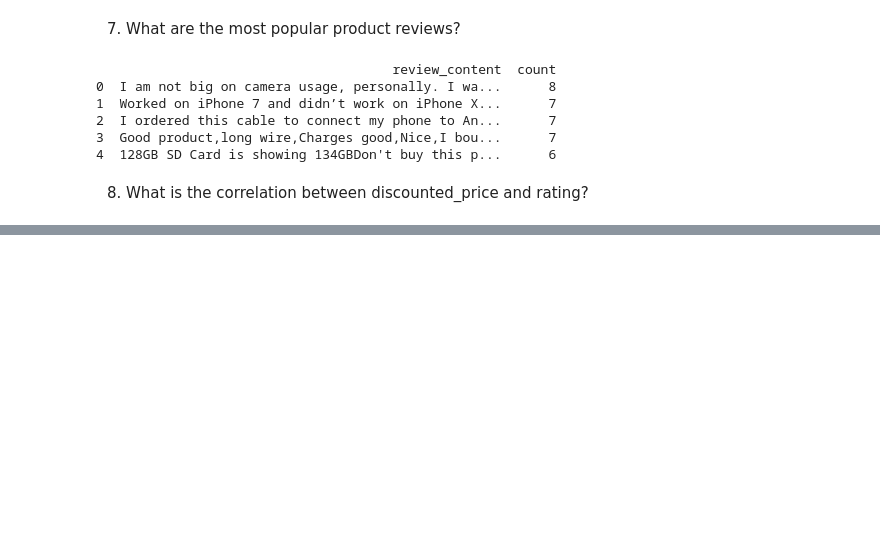
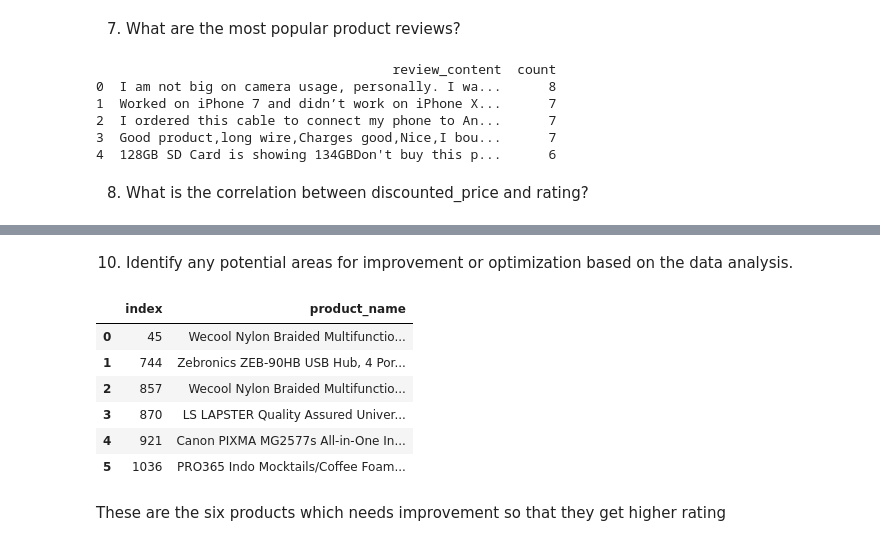
Before and after one commit to FutureDevPro/Assignment, a Jupyter notebook: 23_March_EDA_Assignment2.ipynb, the cells around one changed output, grey strips where cells are left out. Cells and saved outputs as stored; diff of their text form; code cells hidden in the pictures; blank space fills up the shorter version.

```diff
--- a/23_March_EDA_Assignment2.ipynb
+++ b/23_March_EDA_Assignment2.ipynb
@@ -140,0 +158,15 @@ correlation
+# %% [markdown]
+10. Identify any potential areas for improvement or optimization based on the data analysis.
+# %%
+low_rated_high_review = df[(df['rating'] <= 3.4) & (df['rating_count'] > 5000)]
+low_rated_high_review['product_name'].reset_index()
+# %% [output]
+|  | index | product_name |
+| 0 | 45 | Wecool Nylon Braided Multifunctio... |
+| 1 | 744 | Zebronics ZEB-90HB USB Hub, 4 Por... |
+| 2 | 857 | Wecool Nylon Braided Multifunctio... |
+| 3 | 870 | LS LAPSTER Quality Assured Univer... |
+| 4 | 921 | Canon PIXMA MG2577s All-in-One In... |
+| 5 | 1036 | PRO365 Indo Mocktails/Coffee Foam... |
+# %% [markdown]
+These are the six products which needs improvement so that they get higher rating
```
Also changed, not shown: parts of 5 cells of this notebook.
